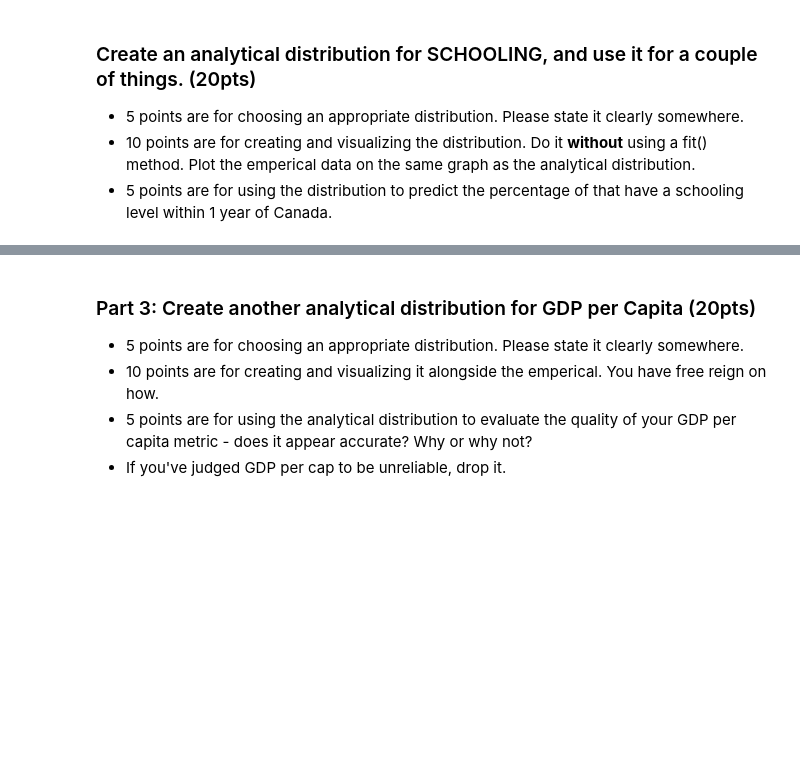
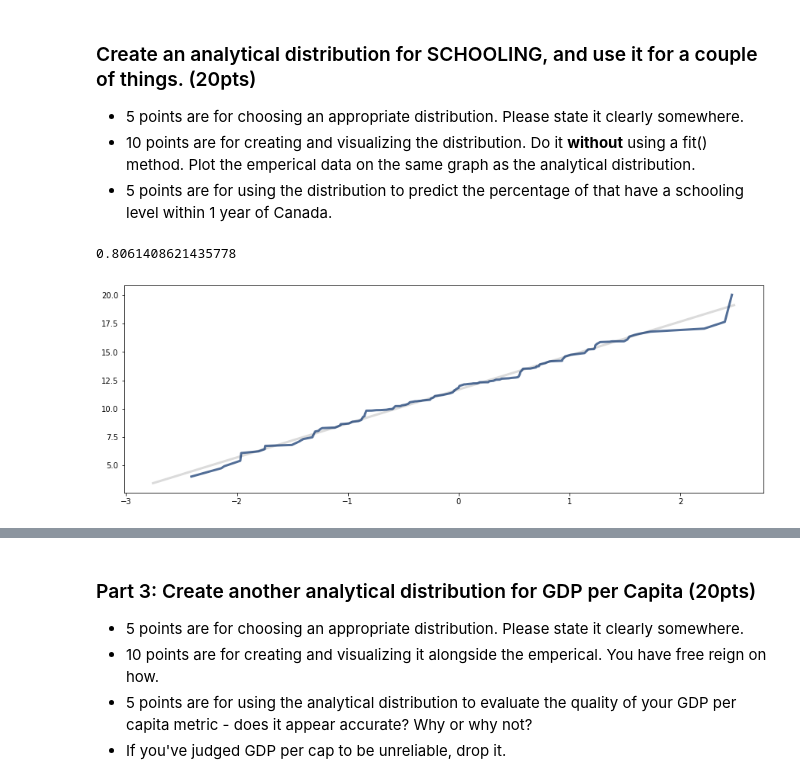
Before and after one commit to zareeiant/BSIP_Assignment_2_Students, a Jupyter notebook: stats_asn_2_start.ipynb, the cells around one changed output, grey strips where cells are left out. Saved outputs shown, nothing was run; the diff lists cells and outputs as text; code cells hidden in the pictures; blank space fills up the shorter version.

```diff
--- a/stats_asn_2_start.ipynb
+++ b/stats_asn_2_start.ipynb
@@ -315,0 +310,12 @@ bigGraph(df,'GDPPerCapita')
+# %%
+k2, p=ss.normaltest(df["Schooling"])
+p
+# we can not reject the hypothesis that the schooling data is normally distributed
+# %% [output]
+0.8061408621435778
+# %%
+#Analytical for Schooling
+thinkstats2.NormalProbabilityPlot(df["Schooling"])
+#The schooling data is normally ditributed
+# %% [output]
+[figure, added]
```
Also changed, not shown: parts of 39 cells of this notebook.
